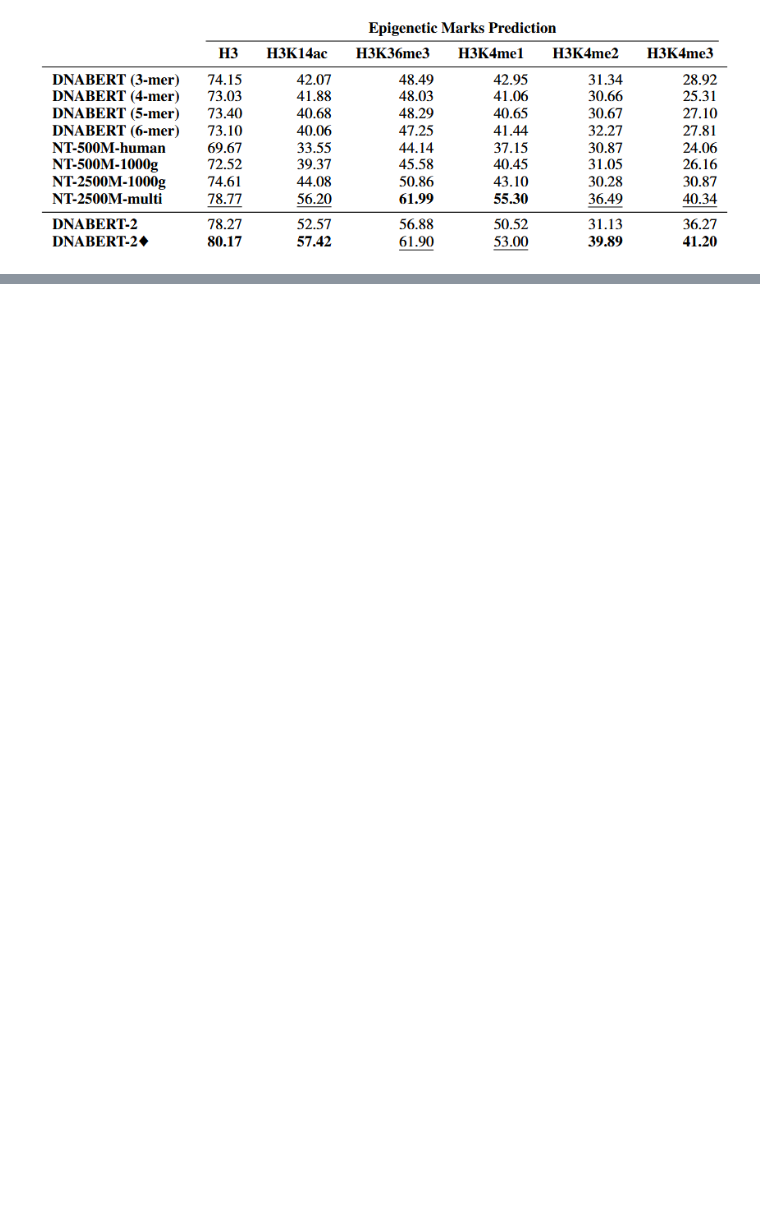
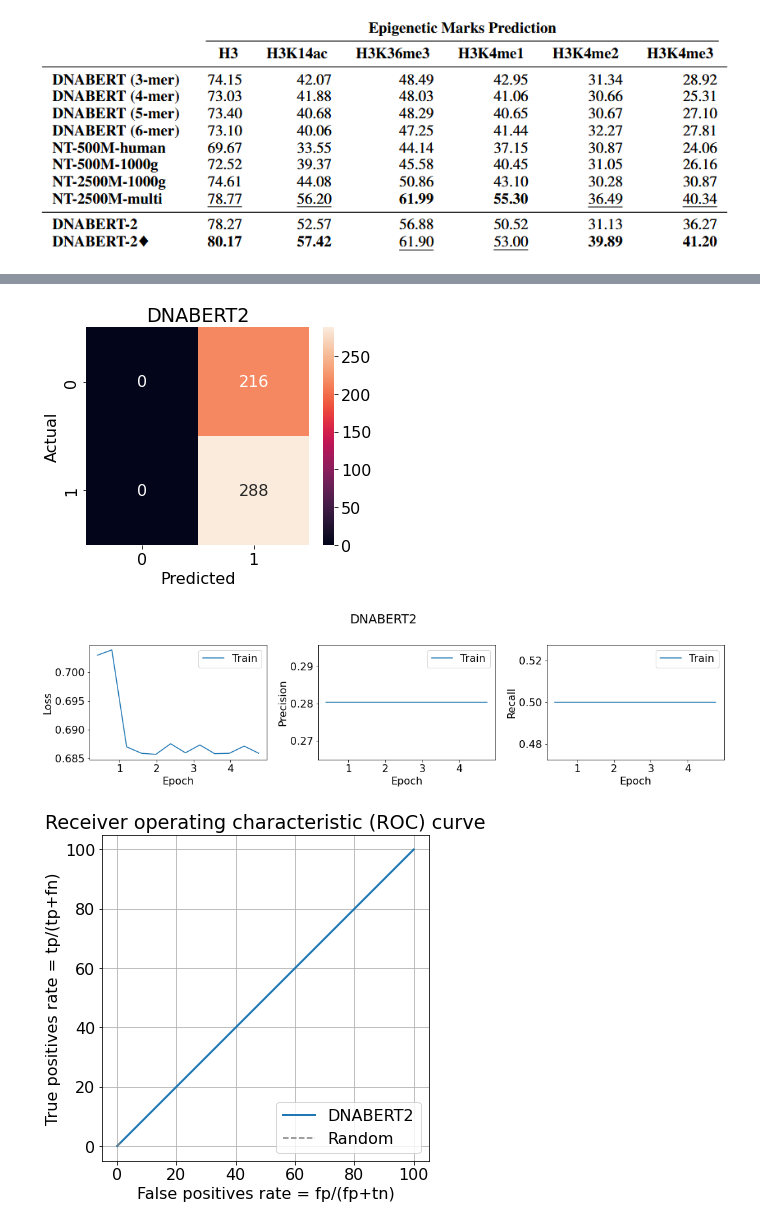
Before and after one commit to samuelflores/deep-learning-RNA-structure-prediction, a Jupyter notebook: tloop_prediction/statistics.ipynb, the cells around one changed output, grey strips where cells are left out. Drawn from its saved outputs; the diff is of its cells as text; code cells hidden in the pictures; blank space fills up the shorter version.

```diff
--- a/tloop_prediction/statistics.ipynb
+++ b/tloop_prediction/statistics.ipynb
@@ -404,0 +92,21 @@ plot_prc("test", labels, predictions)
+# %%
+def plot_metrics(history, title = ""):
+
+    metrics = ['loss', 'precision', 'recall'] #! PRC not included # TODO add metrics?
+
+    fig, axes = plt.subplots(1, len(metrics), figsize=(5*len(metrics), 4))
+    fig.suptitle(title)
+
+    for idx, metric in enumerate(metrics):
+
+        ax = axes[idx]
+        ax.plot(history["epoch"], history[metric], color=colors[0], label='Train')
+        # ax.plot(history["epoch"], history['val_' + metric], color=colors[0], linestyle="--", label='Validation')
+        ax.set_xlabel('Epoch')
+        ax.set_ylabel(metric.replace("_"," ").capitalize())
+        ax.legend()
+        # if metric == 'loss':    ax.set_ylim([0, plt.ylim()[1]])
+        # if metric == 'auc':   ax.set_ylim([0.8,1])
+        # else:                   ax.set_ylim([0,1])
+
+    plt.tight_layout()
@@ -417,0 +368,18 @@ pmf_dogs = rv.pmf(x)
+# %%
+# PyTorch
+
+# DATA_PATH = Path("../data_generation/training_data/clusters_8_80_T/test.csv")
+# MODEL_DIR = Path("results/DNABERT2/alvis/tetraloop/clusters_8_80_T_1")
+# DATA_PATH = Path("../data_generation/training_data/tloop_8_80_T/test.csv")
+# MODEL_DIR = Path("results/DNABERT2/alvis/tetraloop/tloop_8_80_T_1")
+# DATA_PATH = Path("results/DNABERT2/old/gnra_f14_r80_m3/model_data/test.csv")
+# MODEL_DIR = Path("results/DNABERT2/old/gnra_f14_r80_m3/output")
+DATA_PATH = Path("../data_generation/training_data/gnra_8_80_T/test.csv")
+MODEL_DIR = Path("results/DNABERT2/alvis/tetraloop/gnra_8_80_T_1")
+TITLE ="DNABERT2"
+
+stats_pytorch(DATA_PATH, MODEL_DIR, TITLE)
+# %% [output]
+[figure, added]
+[figure, added]
+[figure, added]
```
Also changed, not shown: parts of 18 cells of this notebook.
